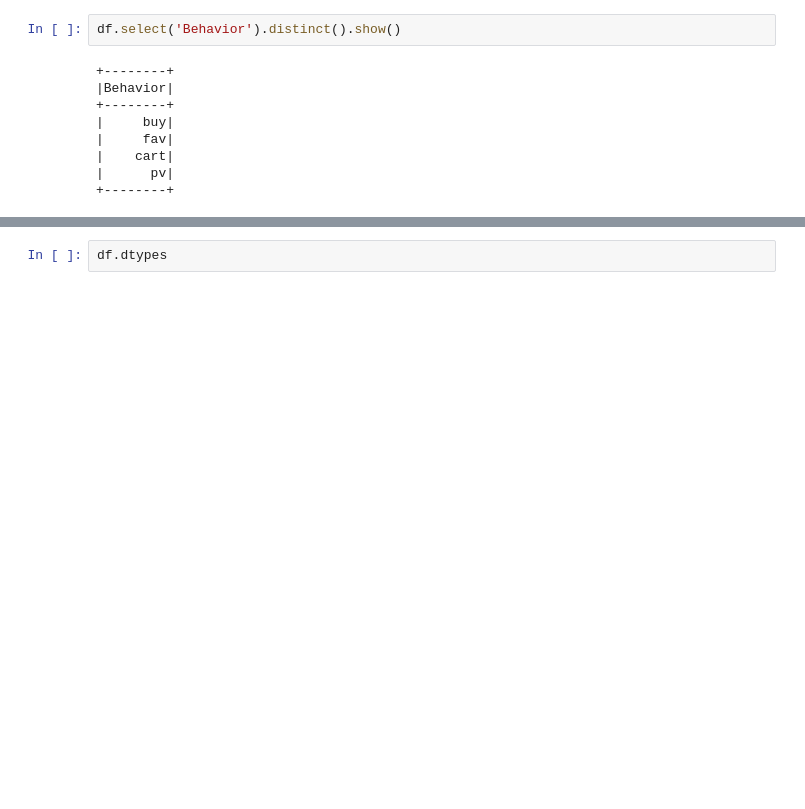
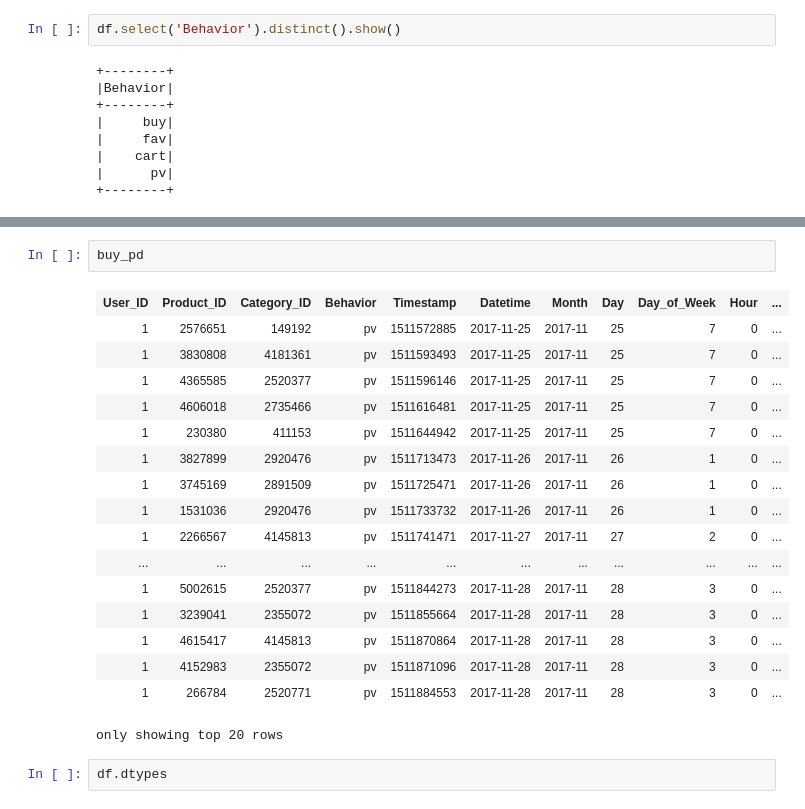
Before and after one commit to xinyuzhang99/User-Behavior-Analysis-from-Taobao, a Jupyter notebook: 1_Data_Preprocessing_and_EDA.ipynb, the cells around one changed output, grey strips where cells are left out. Cells and saved outputs as stored; diff of their text form; blank space fills up the shorter version.

```diff
--- a/1_Data_Preprocessing_and_EDA.ipynb
+++ b/1_Data_Preprocessing_and_EDA.ipynb
@@ -210,3 +239,23 @@ df.groupBy('Behavior').count().orderBy('count', ascending=False).show()
+# %%
+buy_pd
+# %% [output]
+| User_ID | Product_ID | Category_ID | Behavior | Timestamp | Datetime | Month | Day | Day_of_Week | Hour | ... |
+| 1 | 2576651 | 149192 | pv | 1511572885 | 2017-11-25 | 2017-11 | 25 | 7 | 0 | ... |
+| 1 | 3830808 | 4181361 | pv | 1511593493 | 2017-11-25 | 2017-11 | 25 | 7 | 0 | ... |
+| 1 | 4365585 | 2520377 | pv | 1511596146 | 2017-11-25 | 2017-11 | 25 | 7 | 0 | ... |
+| 1 | 4606018 | 2735466 | pv | 1511616481 | 2017-11-25 | 2017-11 | 25 | 7 | 0 | ... |
+| 1 | 230380 | 411153 | pv | 1511644942 | 2017-11-25 | 2017-11 | 25 | 7 | 0 | ... |
+| 1 | 3827899 | 2920476 | pv | 1511713473 | 2017-11-26 | 2017-11 | 26 | 1 | 0 | ... |
+| 1 | 3745169 | 2891509 | pv | 1511725471 | 2017-11-26 | 2017-11 | 26 | 1 | 0 | ... |
+| 1 | 1531036 | 2920476 | pv | 1511733732 | 2017-11-26 | 2017-11 | 26 | 1 | 0 | ... |
+| 1 | 2266567 | 4145813 | pv | 1511741471 | 2017-11-27 | 2017-11 | 27 | 2 | 0 | ... |
+| ... | ... | ... | ... | ... | ... | ... | ... | ... | ... | ... |
+| 1 | 5002615 | 2520377 | pv | 1511844273 | 2017-11-28 | 2017-11 | 28 | 3 | 0 | ... |
+| 1 | 3239041 | 2355072 | pv | 1511855664 | 2017-11-28 | 2017-11 | 28 | 3 | 0 | ... |
+| 1 | 4615417 | 4145813 | pv | 1511870864 | 2017-11-28 | 2017-11 | 28 | 3 | 0 | ... |
+| 1 | 4152983 | 2355072 | pv | 1511871096 | 2017-11-28 | 2017-11 | 28 | 3 | 0 | ... |
+| 1 | 266784 | 2520771 | pv | 1511884553 | 2017-11-28 | 2017-11 | 28 | 3 | 0 | ... |
+only showing top 20 rows
 # %%
 df.dtypes
 # %% [output]
```
Also changed, not shown: parts of 14 cells of this notebook.
